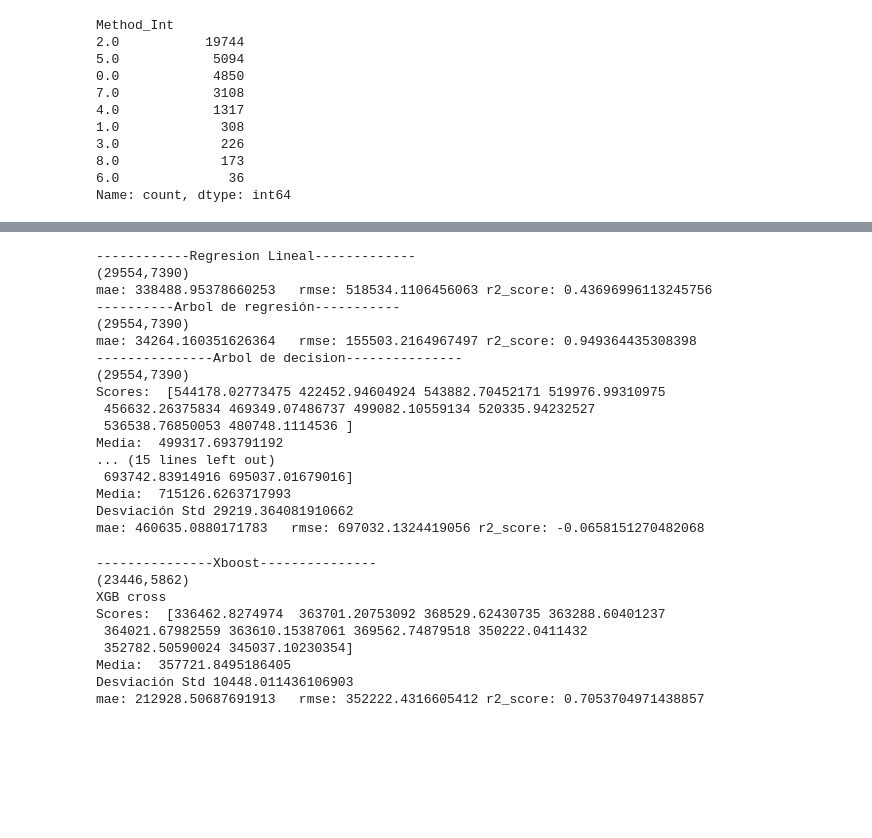
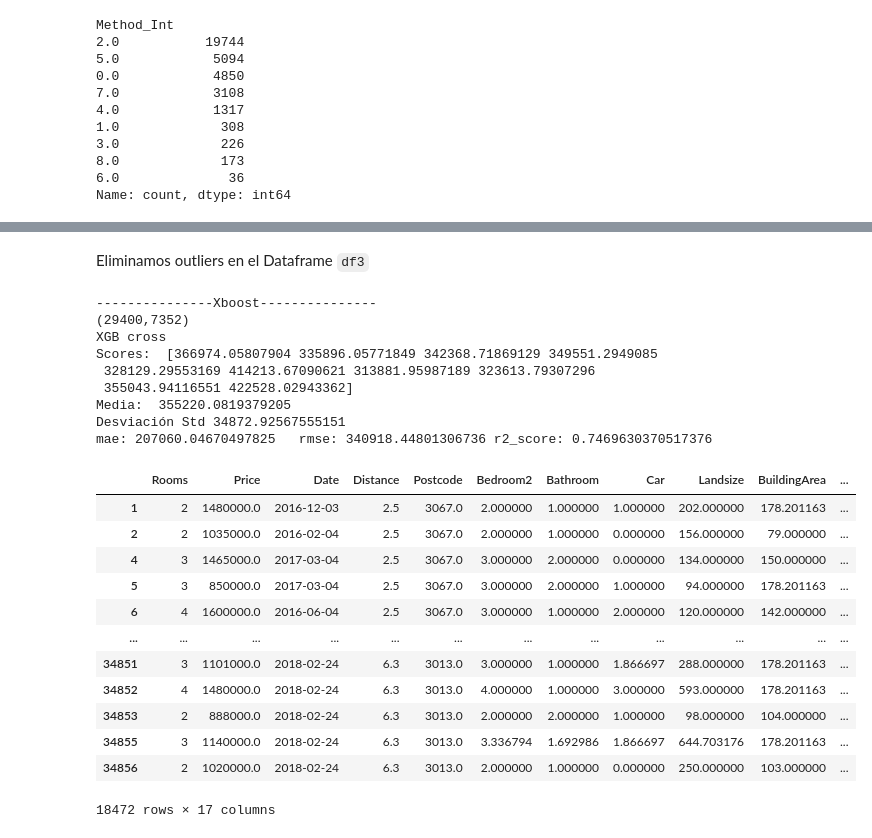
Before and after one commit to daferre01/BIGDATA-IA, a Jupyter notebook: IA/MachineLearning/REGRESION/melbourne.ipynb, the cells around one changed output, grey strips where cells are left out. Drawn from its saved outputs; the diff is of its cells as text; code cells hidden in the pictures; blank space fills up the shorter version.

```diff
--- a/IA/MachineLearning/REGRESION/melbourne.ipynb
+++ b/IA/MachineLearning/REGRESION/melbourne.ipynb
@@ -579,41 +691,35 @@ mae: 224207.02957543978   rmse: 371113.4713508455 r2_score: 0.6978728732026909
-# %%
-regresion_lineal(df3)
-arbol_de_regresion_test(df3)
-arbol_decision(df3)
-random_forest(df3)
-regresion_svr(df3)
-# %% [output]
-------------Regresion Lineal-------------
-(29554,7390)
-mae: 338488.95378660253   rmse: 518534.1106456063 r2_score: 0.43696996113245756
-----------Arbol de regresión-----------
-(29554,7390)
-mae: 34264.160351626364   rmse: 155503.2164967497 r2_score: 0.949364435308398
----------------Arbol de decision---------------
-(29554,7390)
-Scores:  [544178.02773475 422452.94604924 543882.70452171 519976.99310975
- 456632.26375834 469349.07486737 499082.10559134 520335.94232527
- 536538.76850053 480748.1114536 ]
-Media:  499317.693791192
-... (15 lines left out)
- 693742.83914916 695037.01679016]
-Media:  715126.6263717993
-Desviación Std 29219.364081910662
-mae: 460635.0880171783   rmse: 697032.1324419056 r2_score: -0.0658151270482068
+# %% [markdown]
+Eliminamos outliers en el Dataframe `df3`
 # %%
 for datos in df3.columns:
-    if datos!='quality':
-        q_low = df3[datos].quantile(0.01)
-        q_hi  = df3[datos].quantile(0.99)
+    if datos!='Price':
+        q_low = df3[datos].quantile(0.0001)
+        q_hi  = df3[datos].quantile(0.9999)
         df_filtrado = df3[(df3[datos] < q_hi) & (df3[datos] > q_low)]
 xgboost(df_filtrado)
 # %% [output]
 ---------------Xboost---------------
-(23446,5862)
+(29400,7352)
 XGB cross
-Scores:  [336462.8274974  363701.20753092 368529.62430735 363288.60401237
- 364021.67982559 363610.15387061 369562.74879518 350222.0411432
- 352782.50590024 345037.10230354]
-Media:  357721.8495186405
-Desviación Std 10448.011436106903
-mae: 212928.50687691913   rmse: 352222.4316605412 r2_score: 0.7053704971438857
+Scores:  [366974.05807904 335896.05771849 342368.71869129 349551.2949085
+ 328129.29553169 414213.67090621 313881.95987189 323613.79307296
+ 355043.94116551 422528.02943362]
+Media:  355220.0819379205
+Desviación Std 34872.92567555151
+mae: 207060.04670497825   rmse: 340918.44801306736 r2_score: 0.7469630370517376
+# %%
+df3
+# %% [output]
+|  | Rooms | Price | Date | Distance | Postcode | Bedroom2 | Bathroom | Car | Landsize | BuildingArea | ... |
+| 1 | 2 | 1480000.0 | 2016-12-03 | 2.5 | 3067.0 | 2.000000 | 1.000000 | 1.000000 | 202.000000 | 178.201163 | ... |
+| 2 | 2 | 1035000.0 | 2016-02-04 | 2.5 | 3067.0 | 2.000000 | 1.000000 | 0.000000 | 156.000000 | 79.000000 | ... |
+| 4 | 3 | 1465000.0 | 2017-03-04 | 2.5 | 3067.0 | 3.000000 | 2.000000 | 0.000000 | 134.000000 | 150.000000 | ... |
+| 5 | 3 | 850000.0 | 2017-03-04 | 2.5 | 3067.0 | 3.000000 | 2.000000 | 1.000000 | 94.000000 | 178.201163 | ... |
+| 6 | 4 | 1600000.0 | 2016-06-04 | 2.5 | 3067.0 | 3.000000 | 1.000000 | 2.000000 | 120.000000 | 142.000000 | ... |
+| ... | ... | ... | ... | ... | ... | ... | ... | ... | ... | ... | ... |
+| 34851 | 3 | 1101000.0 | 2018-02-24 | 6.3 | 3013.0 | 3.000000 | 1.000000 | 1.866697 | 288.000000 | 178.201163 | ... |
+| 34852 | 4 | 1480000.0 | 2018-02-24 | 6.3 | 3013.0 | 4.000000 | 1.000000 | 3.000000 | 593.000000 | 178.201163 | ... |
+| 34853 | 2 | 888000.0 | 2018-02-24 | 6.3 | 3013.0 | 2.000000 | 2.000000 | 1.000000 | 98.000000 | 104.000000 | ... |
+| 34855 | 3 | 1140000.0 | 2018-02-24 | 6.3 | 3013.0 | 3.336794 | 1.692986 | 1.866697 | 644.703176 | 178.201163 | ... |
+| 34856 | 2 | 1020000.0 | 2018-02-24 | 6.3 | 3013.0 | 2.000000 | 1.000000 | 0.000000 | 250.000000 | 103.000000 | ... |
+18472 rows × 17 columns
```
Also changed, not shown: parts of 29 cells of this notebook.
